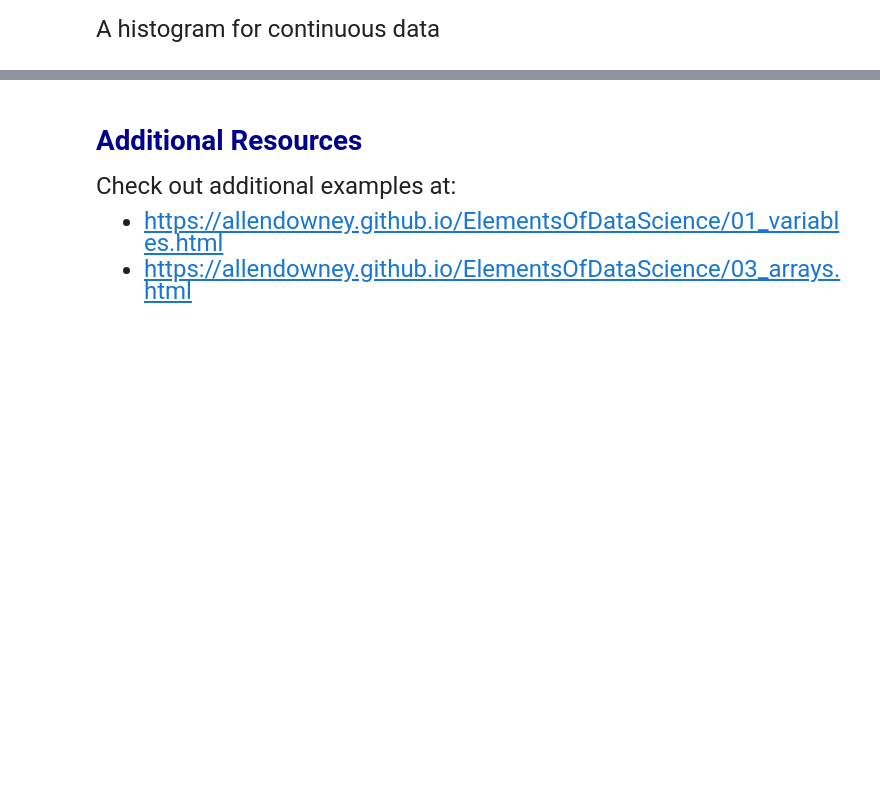
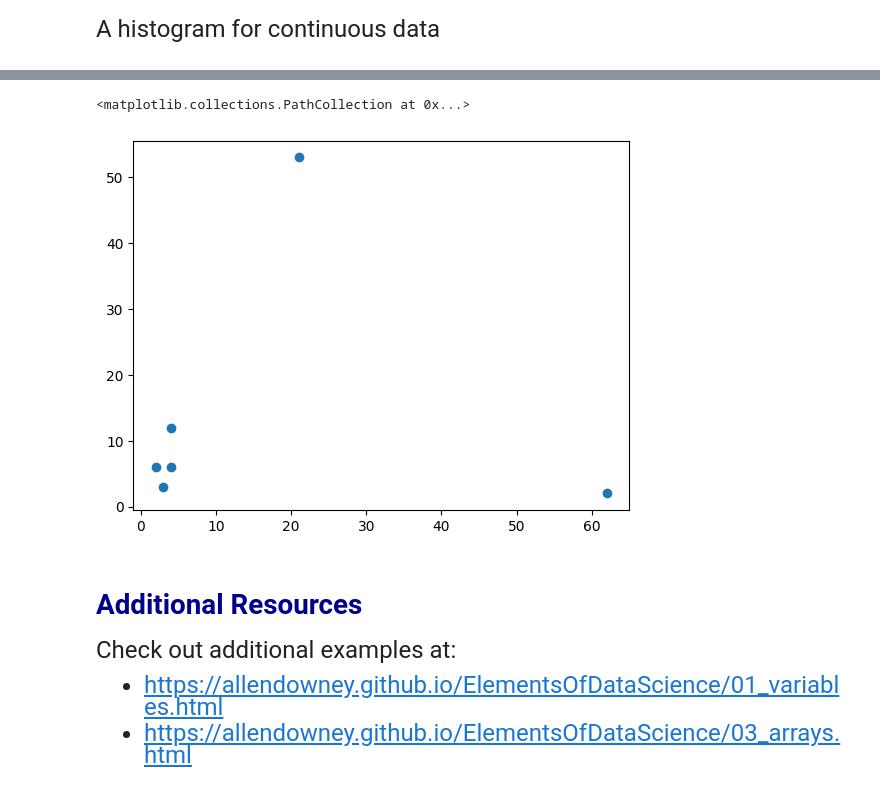
Before and after one commit to j-park33/emoryqtm151, a Jupyter notebook: Lecture 02/Lecture 2.ipynb, the cells around one changed output, grey strips where cells are left out. Drawn from its saved outputs; the diff is of its cells as text; code cells hidden in the pictures; blank space fills up the shorter version.

```diff
--- a/Lecture 02/Lecture 2.ipynb
+++ b/Lecture 02/Lecture 2.ipynb
@@ -199,5 +202,12 @@ plt.scatter(x = list_numbers, y = list_numbers_sqr)
 # %%
 # Create a list with numbers, then create your own scatter plot
+
+ranNum = (3,2,4,21,62,4)
+ranNum2 = (3, 6, 12, 53, 2, 6)
+plt.scatter(x = ranNum, y = ranNum2)
+# %% [output]
+<matplotlib.collections.PathCollection at 0x...>
+[figure, added]
 # %% [markdown]
 # <span style="color:darkblue"> Additional Resources </span>
 
```
Also changed, not shown: parts of 2 cells of this notebook, 1 other file.
